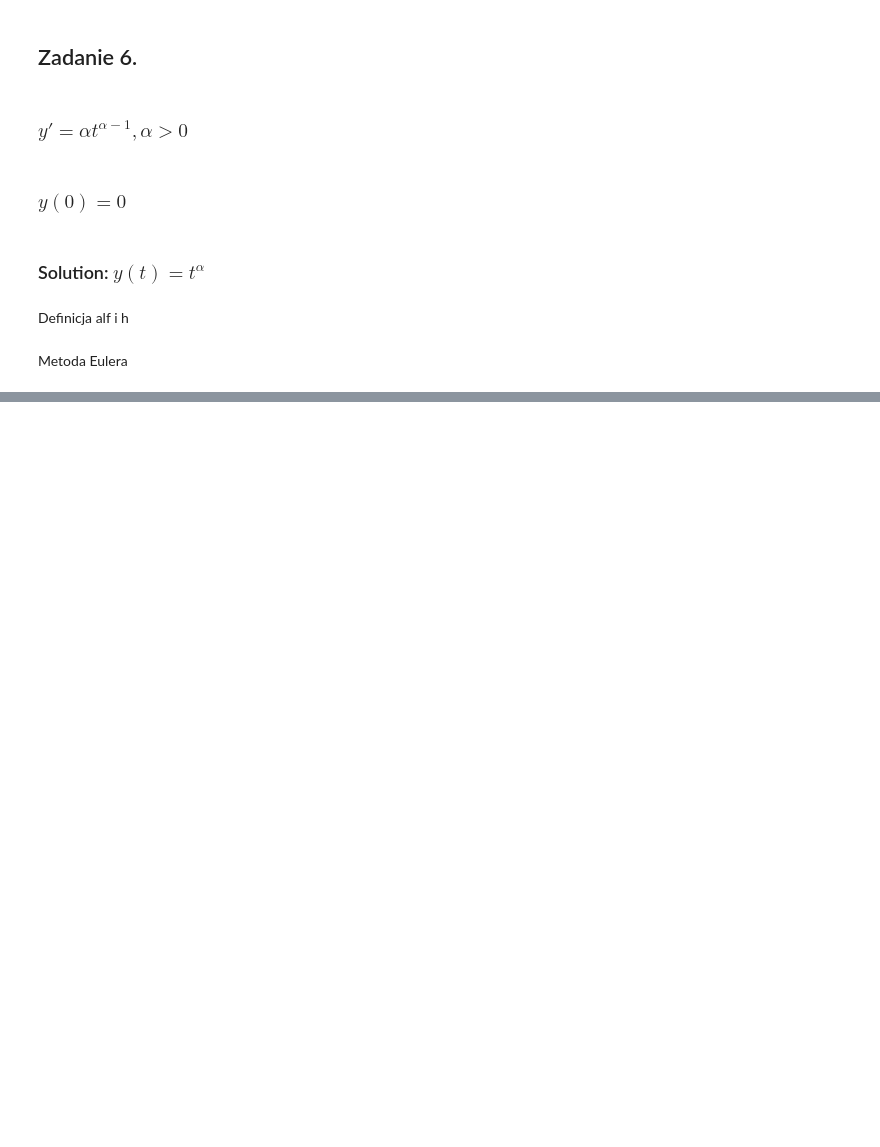
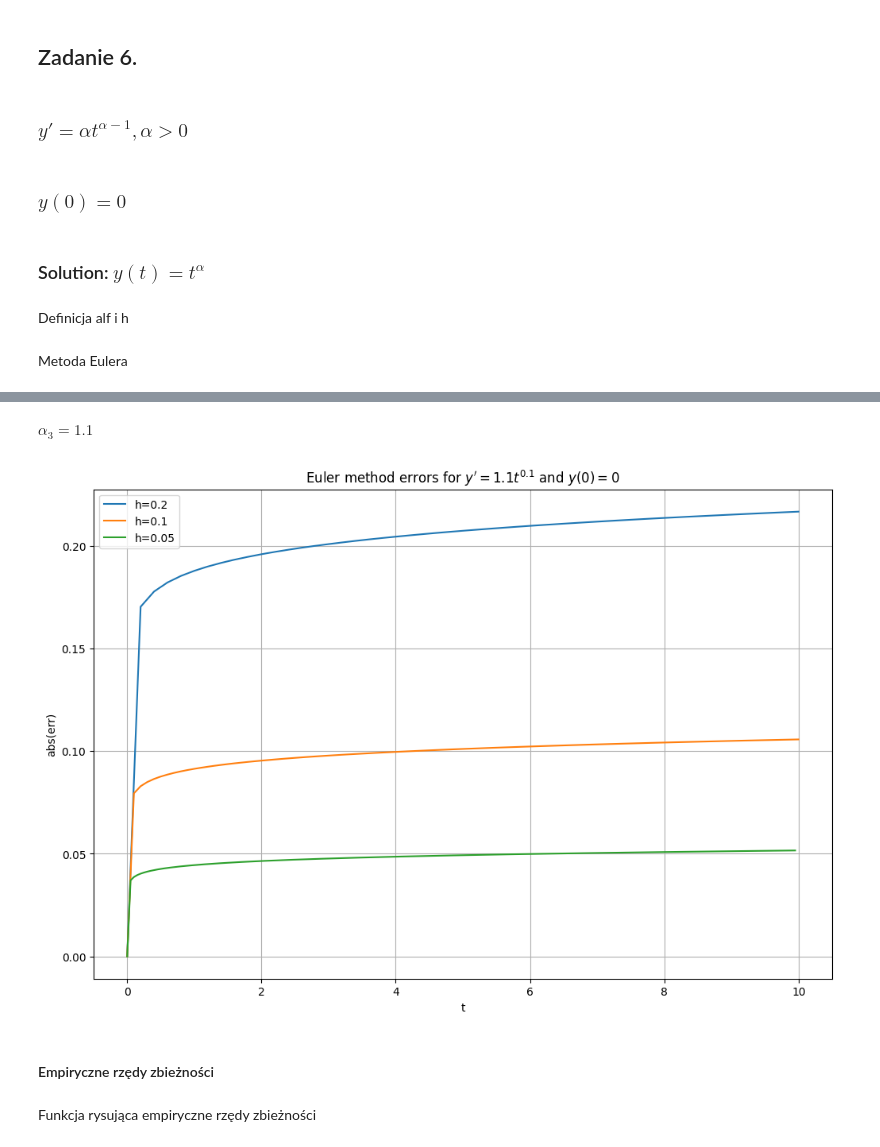
Before and after one commit to Mosder/agh, a Jupyter notebook: sem4/mownit/lab09/zad6.ipynb, the cells around one changed output, grey strips where cells are left out. Saved outputs shown, nothing was run; the diff lists cells and outputs as text; code cells hidden in the pictures; blank space fills up the shorter version.

```diff
--- a/sem4/mownit/lab09/zad6.ipynb
+++ b/sem4/mownit/lab09/zad6.ipynb
@@ -79,0 +91,11 @@ plot_result(alphas[0], t0, t_end, hs, results1)
+# %% [markdown]
+$\alpha_3 = 1.1$
+# %%
+# plot errors
+plot_errors(alphas[2], t0, t_end, hs, results3)
+# %% [output]
+[figure, added]
+# %% [markdown]
+<h4>Empiryczne rzędy zbieżności</h4>
+# %% [markdown]
+Funkcja rysująca empiryczne rzędy zbieżności
```
Also changed, not shown: parts of 21 cells of this notebook, 9 other files.
